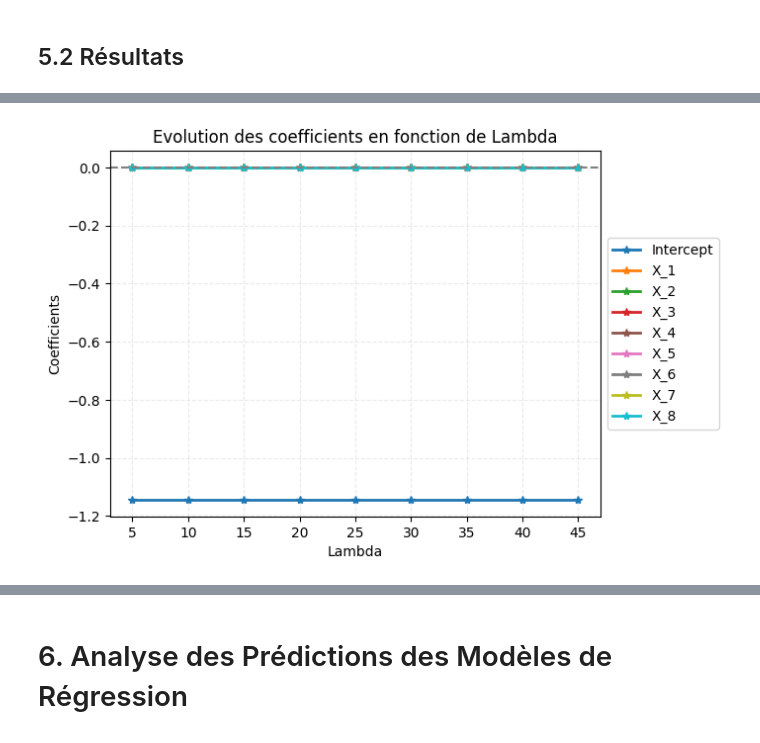
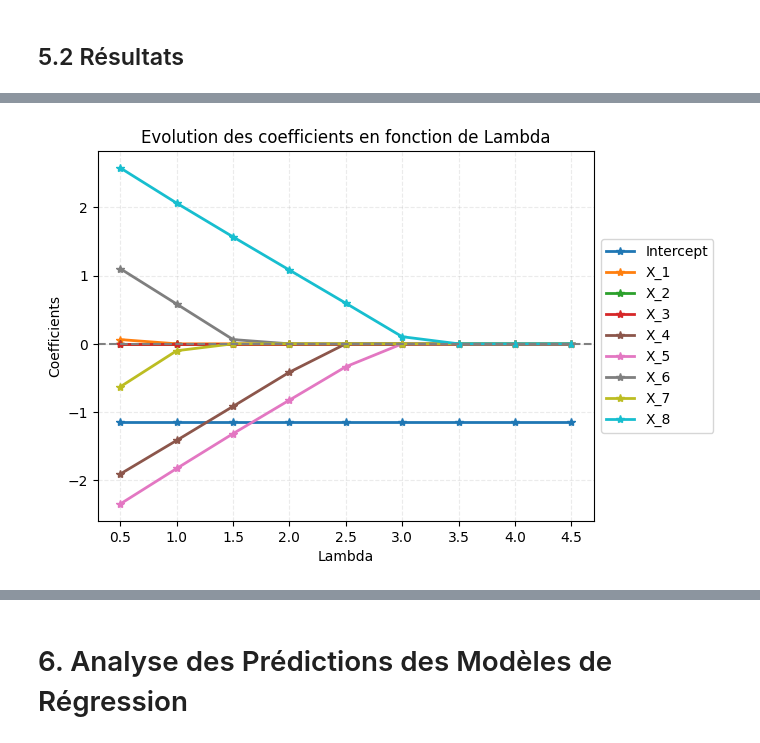
Before and after one commit to beng-one/Simulation-Ridge-Lasso-SRL, a Jupyter notebook: Simulation.ipynb, the cells around one changed output, grey strips where cells are left out. Cells and saved outputs as stored; diff of their text form; code cells hidden in the pictures.

```diff
--- a/Simulation.ipynb
+++ b/Simulation.ipynb
@@ -279,7 +275,7 @@ CoefPenalisation = 0.15
 # %%
 # Estimation du modèle par Régression Régularisée : Ridge
 RegRidge = Ridge(alpha=CoefPenalisation, fit_intercept=True, random_state=random_state_seed)
-RegRidge.fit(Predictors, Target)
+RegRidge.fit(Predictors_scaled, Target)
 # %% [output]
 Ridge(alpha=0.15, random_state=1980)
 # %% [markdown]
@@ -329,6 +325,6 @@ RegRidge_params = {
 ridge_pipeline = GridSearchCV(estimator=pipe, param_grid=RegRidge_params, cv=3)
 ridge_pipeline.fit(Predictors, Target)
 # %%
-alpha_list = np.arange(start=0, stop=50, step=5)
+alpha_list = np.arange(start=0, stop=5, step=0.5)
 alpha_list
 # %% [output]
@@ -413,7 +402,7 @@ Notes:
 # %%
 # Estimation du modèle par Régression Régularisée : Lasso
 RegLasso = Lasso(alpha=CoefPenalisation, fit_intercept=True, random_state=random_state_seed)
-RegLasso.fit(Predictors, Target)
+RegLasso.fit(Predictors_scaled, Target)
 # %% [output]
 Lasso(alpha=0.15, random_state=1980)
 # %% [markdown]
@@ -426,5 +415,5 @@ array([ 0.41943826,  0.        ,  0.        , -2.65943846, -2.83588691,
 # %%
-Summary_lasso_coef = regularized_regressions(Predictors=Predictors, Target=Target, Alpha_list=alpha_list[1:], Intercept=True, Model='lasso', Random_State_Seed=random_state_seed)
+Summary_lasso_coef = regularized_regressions(Predictors=Predictors_scaled, Target=Target, Alpha_list=alpha_list[1:], Intercept=True, Model='lasso', Random_State_Seed=random_state_seed)
 # %%
 Summary_lasso_coef
 # %% [output]
@@ -452,4 +438,4 @@ plt.savefig(f'{mkdir_graphics}/visualisation_lambda_lasso.png')
 # %%
-visualization_shrinking(Summary_lasso_coef)
+visualization_shrinking(Summary_lasso_coef, color_palet='tab10', Model='lasso', SaveOptionPath=mkdir_graphics)
 # %% [output]
-[figure, old version]
+[figure, new version]
```
Also changed, not shown: parts of 24 cells of this notebook, 15 other files.
